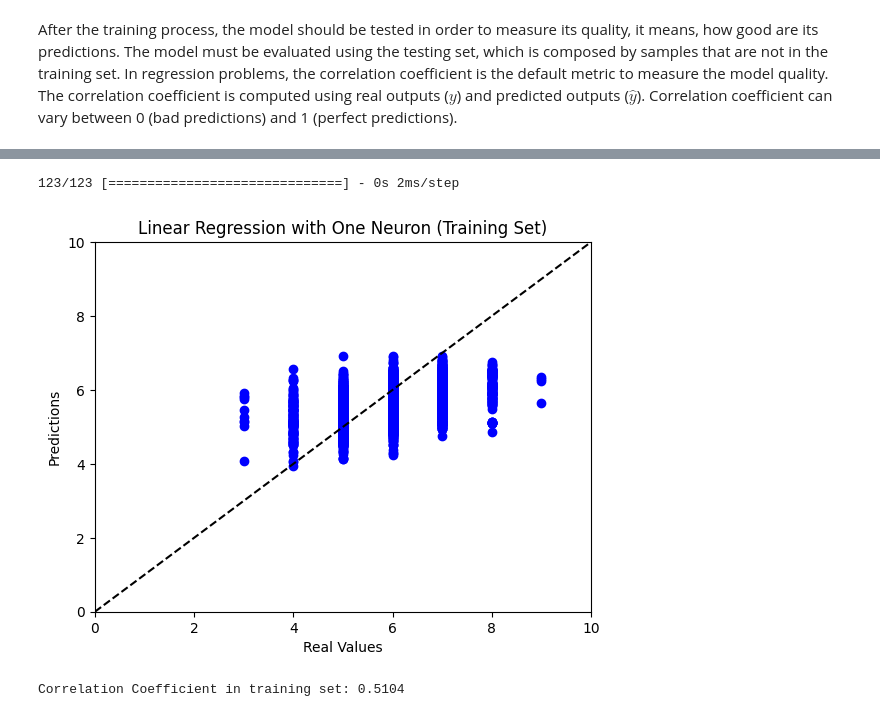
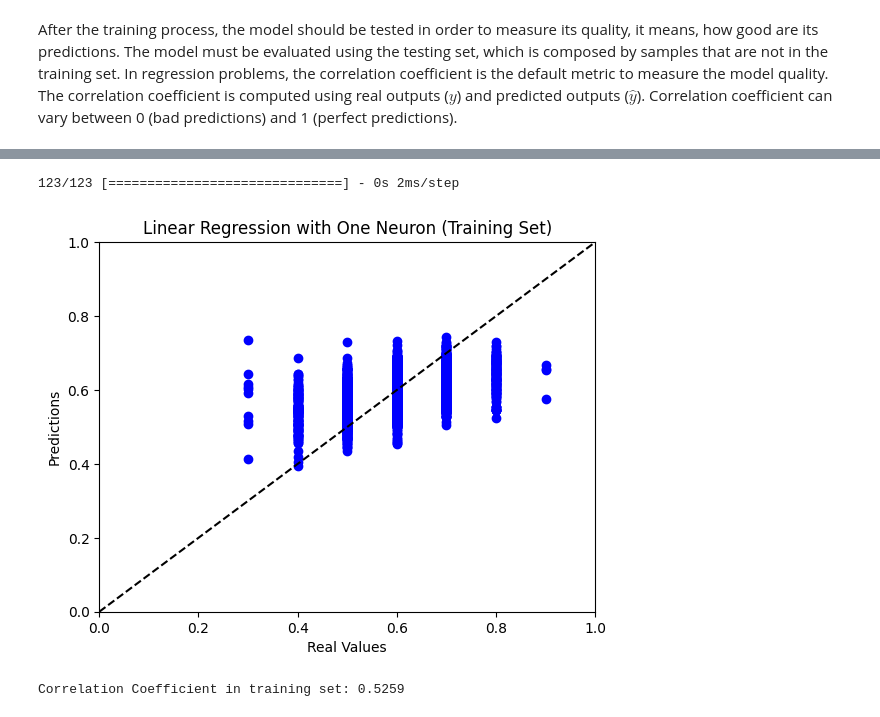
Before and after one commit to Sandrocamargo/deep-learning, a Jupyter notebook: dl_class03_SingleNeuron_WineQuality.ipynb, the cells around one changed output, grey strips where cells are left out. Drawn from its saved outputs; the diff is of its cells as text; code cells hidden in the pictures.

```diff
--- a/dl_class03_SingleNeuron_WineQuality.ipynb
+++ b/dl_class03_SingleNeuron_WineQuality.ipynb
@@ -75,3 +80,10 @@ Data columns (total 11 columns):
  10  alcohol               4898 non-null   float64
 dtypes: float64(11)
 memory usage: 421.0 KB
+# %%
+scalerX = MinMaxScaler()
+print(scalerX.fit(X))
+MinMaxScaler()
+X = pd.DataFrame(scalerX.transform(X))
+
+y = y/10
@@ -121,7 +135,7 @@ def build_model():
   # 1 single neuron
   # input_shape is the amount of columns from training set
   model = keras.Sequential([
-        layers.Dense(1, input_shape = [len(train_x.columns)])
+        layers.Dense(1, input_shape = [len(train_x.columns)]),
   ])
 
   # Defining the optimizer
@@ -159,7 +173,7 @@ Training is done using training set and the amount of epochs must be defined.
 EPOCHS = 100
 
 history = model.fit(
-    train_x, train_y, epochs = EPOCHS, verbose = 1
+    train_x, train_y, validation_split=0.2, epochs = EPOCHS, verbose = 1
 )
 # %% [output]
 Epoch 1/100
@@ -246,19 +261,19 @@ Correlation Coefficient in testing set: 0.5054
 # %%
 train_predictions = model.predict(train_x).flatten() # predict radom activities with the built linear regression model
 
 plt.scatter(train_y, train_predictions, marker = 'o', c = 'blue')
-plt.plot([0,10], [0,10], color = 'black', ls = '--')
+plt.plot([0,1], [0,1], color = 'black', ls = '--')
 plt.ylabel('Predictions')
 plt.xlabel('Real Values')
 plt.title('Linear Regression with One Neuron (Training Set)')
-plt.ylim(0, 10)
-plt.xlim(0, 10)
+plt.ylim(0, 1)
+plt.xlim(0, 1)
 plt.axis(True)
 plt.show()
 
 output = pd.DataFrame.to_numpy(train_y, copy=True)
 print("Correlation Coefficient in training set: %.4f" % np.corrcoef(train_predictions, np.transpose(output))[0,1])
 # %% [output]
 123/123 [==============================] - 0s 2ms/step
-[figure, old version]
+[figure, new version]
-Correlation Coefficient in training set: 0.5104
+Correlation Coefficient in training set: 0.5259
```
Also changed, not shown: parts of 8 cells of this notebook.
